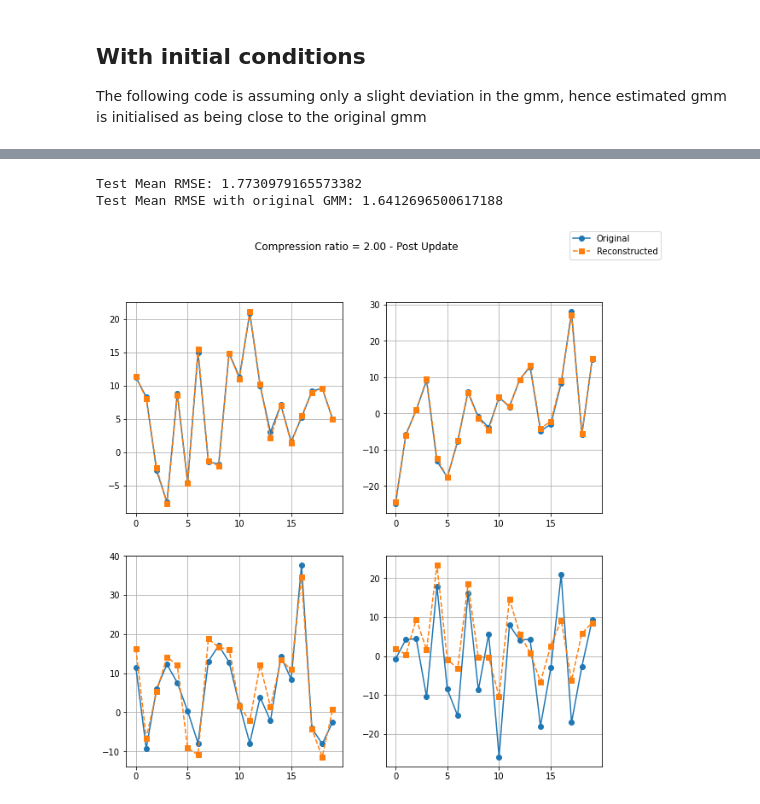
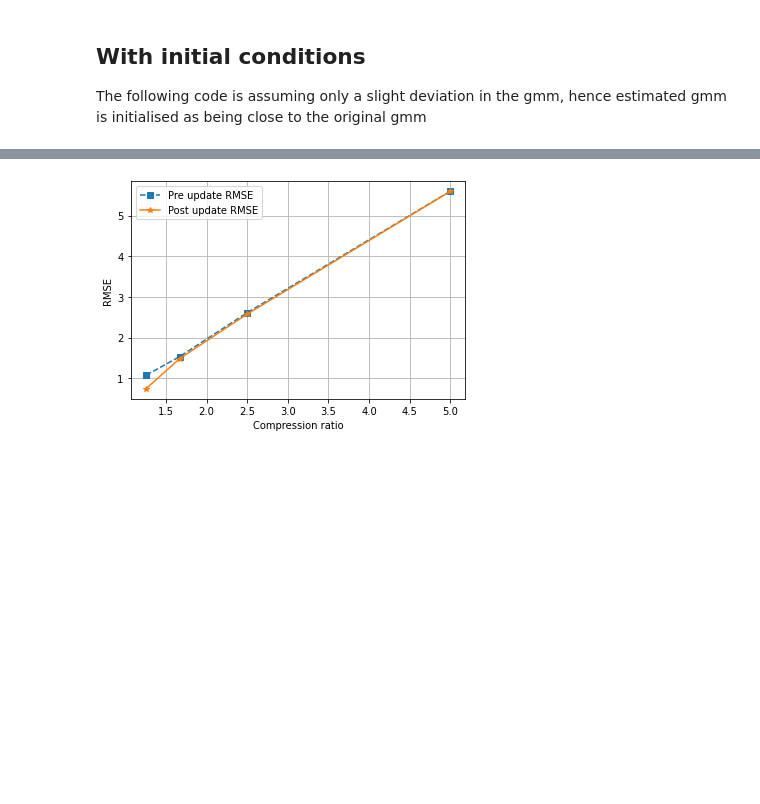
Before and after one commit to sumeetkrm/anomaly-detection, a Jupyter notebook: gmm_recon.ipynb, the cells around one changed output, grey strips where cells are left out. Drawn from its saved outputs; the diff is of its cells as text; code cells hidden in the pictures; blank space fills up the shorter version.

Commit message:
Update plots

```diff
--- a/gmm_recon.ipynb
+++ b/gmm_recon.ipynb
@@ -391,60 +493,20 @@ Converged
-# %%
-# get test sample set, take compressive measurements, reconstruct and check rmse
-n_test = 500
-test_sample_set = my_test_gmm.sample(n_samples=n_test)[0]
-test_compressed_measurements = []
-test_sample_matrix_indices = []
-for i in range(n_test):
-    matrix_index = np.random.randint(0, len(measurement_matrices))
-    test_sample_matrix_indices.append(matrix_index)
-    test_compressed_measurements.append(measurement_matrices[matrix_index] @ test_sample_set[i])
-
-test_reconstructed_samples = []
-test_reconstructed_samples_with_original_gmm = []
-y_gmms = form_y_gmms(estimated_gmm, measurement_matrices, noise_covariance_matrix)
-y_gmms_orig = form_y_gmms(my_test_gmm, measurement_matrices, noise_covariance_matrix)
-
-for i in range(n_test):
-    y_gmm = y_gmms[test_sample_matrix_indices[i]]
-    y_gmm_orig = y_gmms_orig[test_sample_matrix_indices[i]]
-    reconstructed_sample = np.zeros(estimated_gmm.means_[0].shape)
-    reconstructed_sample_orig = np.zeros(my_test_gmm.means_[0].shape)
-    psum = 0
-    psum_orig = 0
-    for j in range(n_components):
-        p_ik = y_gmm.weights_[j] * multivariate_normal.pdf(test_compressed_measurements[i], mean=y_gmm.means_[j], cov=y_gmm.covariances_[j]) / np.exp(y_gmm.score(test_compressed_measurements[i].reshape(1, -1)))
-        p_ik_orig = y_gmm_orig.weights_[j] * multivariate_normal.pdf(test_compressed_measurements[i], mean=y_gmm_orig.means_[j], cov=y_gmm_orig.covariances_[j]) / np.exp(y_gmm_orig.score(test_compressed_measurements[i].reshape(1, -1)))
-        psum += p_ik
-        psum_orig += p_ik_orig
-        n_ik = get_x_reconstruction(measurement_matrices[test_sample_matrix_indices[i]], noise_covariance_matrix, estimated_gmm.covariances_[j], estimated_gmm.means_[j], test_compressed_measurements[i])
-        n_ik_orig = get_x_reconstruction(measurement_matrices[test_sample_matrix_indices[i]], noise_covariance_matrix, my_test_gmm.covariances_[j], my_test_gmm.means_[j], test_compressed_measurements[i])
-        reconstructed_sample += p_ik * n_ik
-        reconstructed_sample_orig += p_ik_orig * n_ik_orig
-    assert abs(psum - 1) < 1e-3
-    assert abs(psum_orig - 1) < 1e-3
-    test_reconstructed_samples.append(reconstructed_sample)
-    test_reconstructed_samples_with_original_gmm.append(reconstructed_sample_orig)
-
-test_reconstructed_samples = np.array(test_reconstructed_samples)
-test_reconstructed_samples_with_original_gmm = np.array(test_reconstructed_samples_with_original_gmm)
-print(f"Test Mean RMSE: {error_metric(test_sample_set, test_reconstructed_samples,n_test)}")
-print(f"Test Mean RMSE with original GMM: {error_metric(test_sample_set, test_reconstructed_samples_with_original_gmm,n_test)}")
-# %% [output]
-Test Mean RMSE: 1.7730979165573382
-Test Mean RMSE with original GMM: 1.6412696500617188
-# %%
-fig, ax = plt.subplots(2,2, figsize=(10, 10))
-itc = 0
-for i in (np.random.randint(0,n_test, size=4)):
-    ax[itc//2,itc%2].plot(test_sample_set[i], 'o-', label='Original')
-    ax[itc//2,itc%2].plot(test_reconstructed_samples[i], 's--', label='Reconstructed')
-    ax[itc//2,itc%2].grid()
-    itc += 1
-compression_ratio = n_features / n_measurements
-fig.suptitle(f"Compression ratio = {compression_ratio:.2f} - Post Update")
-handles, labels = ax[0][0].get_legend_handles_labels()
-fig.legend(handles, labels, loc='upper right')
-plt.savefig(f"./plots/CR_{compression_ratio:.2f}_post_update.png")
-plt.show()
-# %% [output]
-[figure, removed]
+# %%
+comp_ratios  = []
+for i,z in enumerate(range(2, 10, 2)):
+    n_measurements = (z* n_features)//10
+    comp_ratio = n_features / n_measurements
+    comp_ratios.append(comp_ratio)
+    # print(f"Compression Ratio: {comp_ratio:.2f}")
+    # print(f"Pre update RMSE: {pre_update_rmse[i]:.2f}")
+    # print(f"Post update RMSE: {post_update_rmse[i]:.2f}")
+
+
+plt.plot(comp_ratios, pre_update_rmse, 's--', label = f"Pre update RMSE")
+plt.plot(comp_ratios, post_update_rmse, '*-', label = f"Post update RMSE")
+plt.xlabel("Compression ratio")
+plt.ylabel("RMSE")
+plt.grid()
+plt.legend()
+plt.show()
+# %% [output]
+[figure, added]
```
Also changed, not shown: parts of 3 cells of this notebook, 1 other file.
